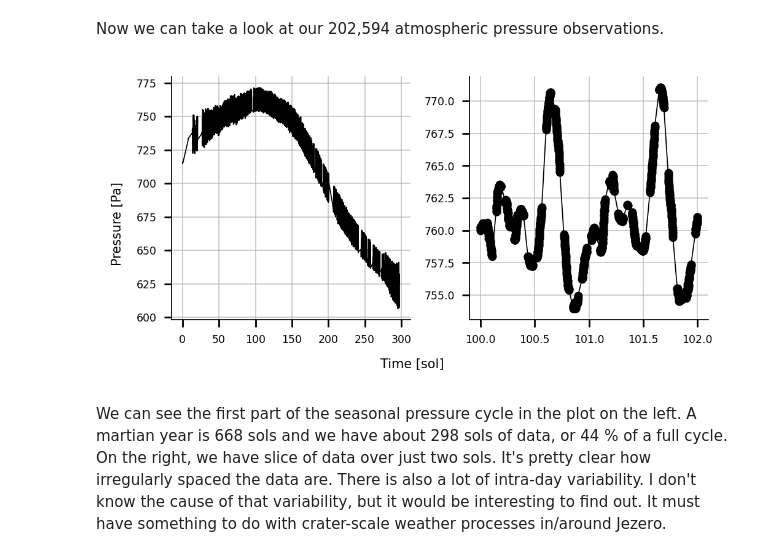
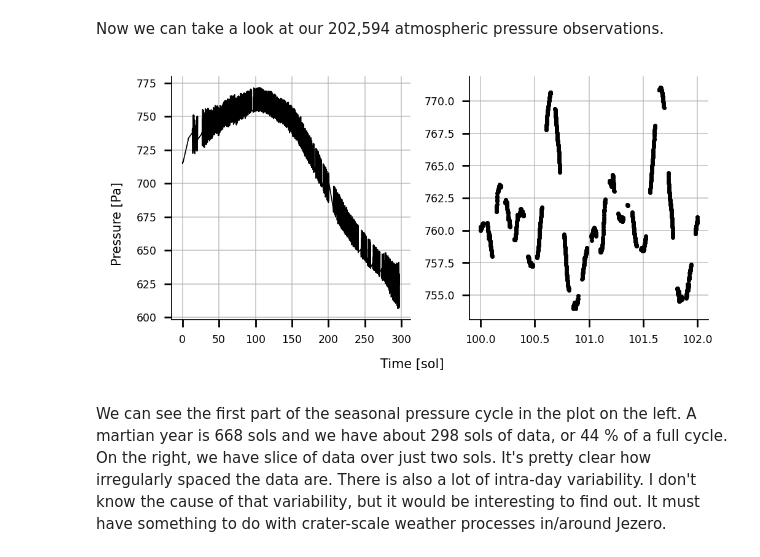
Before and after one commit to markmbaum/MEDA, a Jupyter notebook: messing_with_meda.ipynb, the cells around one changed output. Saved outputs shown, nothing was run; the diff lists cells and outputs as text; code cells hidden in the pictures.

```diff
--- a/messing_with_meda.ipynb
+++ b/messing_with_meda.ipynb
@@ -99,12 +100,12 @@ Now we can take a look at our 202,594 atmospheric pressure observations.
 # %%
 fig, axs = plt.subplots(1, 2, figsize=(4,2), constrained_layout=true)
 axs[1].plot(df.sol, df.P, "k", linewidth=0.5)
 m = (@. 100 < df.sol < 102)
-axs[2].plot(df.sol[m], df.P[m], ".-", color="k", linewidth=0.5)
+axs[2].plot(df.sol[m], df.P[m], ".", markersize=2, color="k", linewidth=0.5)
 fig.supxlabel("Time [sol]")
 fig.supylabel("Pressure [Pa]");
 # %% [output]
-[figure, old version]
+[figure, new version]
 # %% [markdown]
 We can see the first part of the seasonal pressure cycle in the plot on the left. A martian year is 668 sols and we have about 298 sols of data, or 44 % of a full cycle. On the right, we have slice of data over just two sols. It's pretty clear how irregularly spaced the data are. There is also a lot of intra-day variability. I don't know the cause of that variability, but it would be interesting to find out. It must have something to do with crater-scale weather processes in/around Jezero.
 # %% [markdown]
```
Also changed, not shown: parts of 13 cells of this notebook, 3 other files.
